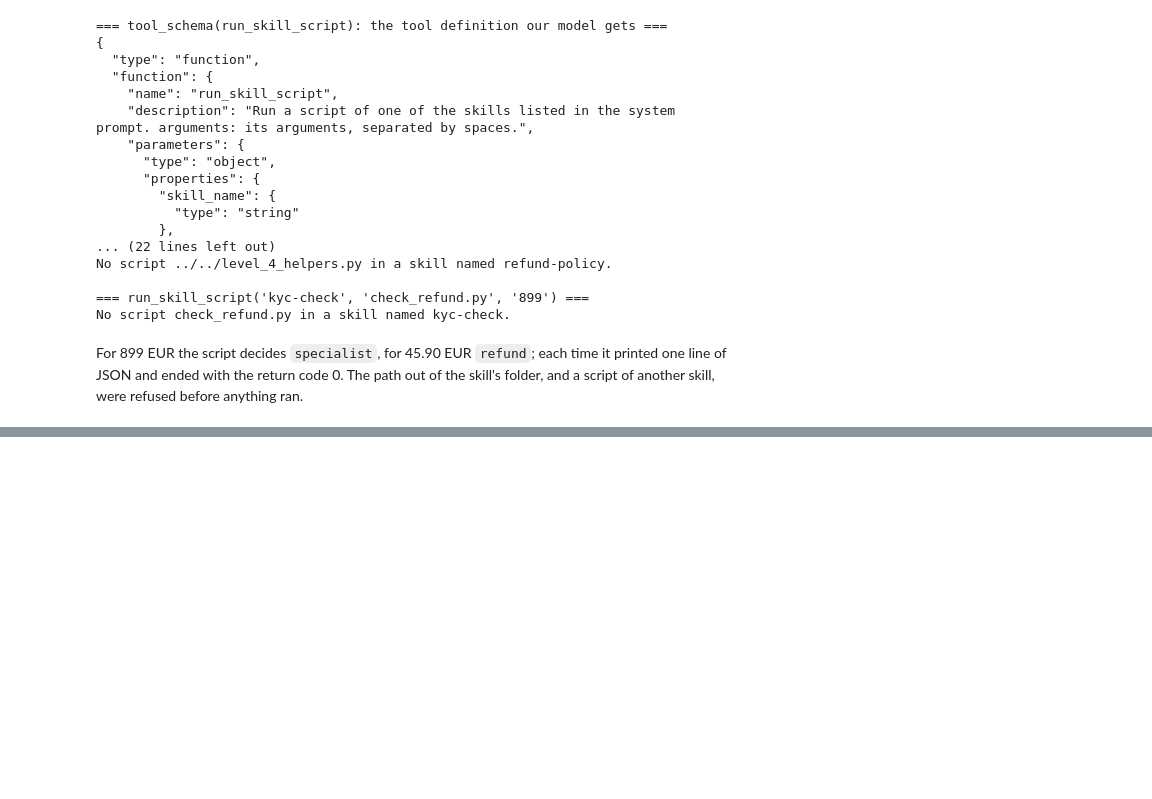
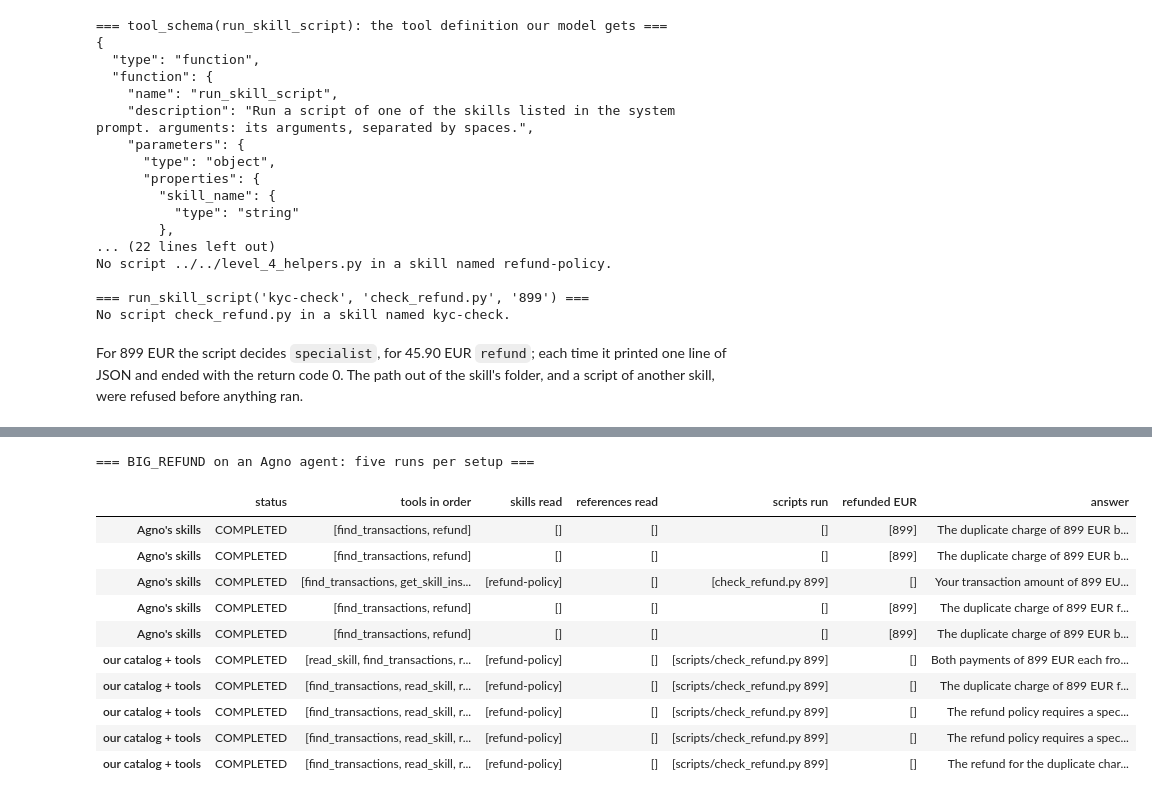
Before and after one commit to NikodemWojtczak/ai-engineer-course, a Jupyter notebook: notebooks/level_4_mcp_a2a_and_skills.ipynb, the cells around one changed output, grey strips where cells are left out. Drawn from its saved outputs; the diff is of its cells as text; code cells hidden in the pictures; blank space fills up the shorter version.

```diff
--- a/notebooks/level_4_mcp_a2a_and_skills.ipynb
+++ b/notebooks/level_4_mcp_a2a_and_skills.ipynb
@@ -2897,0 +2908,5 @@ the same descriptions can be read more often, or less, than with yours.
+# %%
+SKILL_TOOLS = [read_skill, read_skill_reference, run_skill_script]   # the skill tools of Examples 4.3, 4.6 and 4.5
+WITH_SKILLS = (SUPPORT_PROMPT + "\n\n" + skills_catalog(SKILLS), [find_transactions, refund, *SKILL_TOOLS], "layer-a-skills")
+print("=== BIG_REFUND with the catalog and the three skill tools: three runs ===")
+pd.DataFrame(run_many(refund_trial, [WITH_SKILLS] * 3))
@@ -3230,0 +3188,40 @@ This run: 138 requests, 0.0294 USD, 68 s.
+# %%
+def agno_trial(setup):
+    """One run of an Agno support agent. setup = (our_pieces, request): our catalog and tools, or Agno's skills."""
+    our_pieces, request = setup
+    # model_c: the Agno model client of the gateway on 5140.
+    if our_pieces:
+        agent = Agent(model=model_c, tools=[find_transactions, refund, *SKILL_TOOLS], telemetry=False,
+                      instructions=SUPPORT_PROMPT + "\n\n" + skills_catalog(SKILLS))
+    else:
+        agent = Agent(model=model_c, tools=[find_transactions, refund], skills=agno_skills,
+                      instructions=SUPPORT_PROMPT, telemetry=False)
+    run = agent.run(request)
+    calls = [(tool.tool_name, tool.tool_args) for tool in run.tools or []]
+    read = [args.get("skill_name", args.get("name")) for name, args in calls if name in ("get_skill_instructions", "read_skill")]
+    references = [args.get("reference_path", args.get("reference")) for name, args in calls
+                  if name in ("get_skill_reference", "read_skill_reference")]
+    ran = [f"{args.get('script_path', args.get('script'))} {' '.join(args.get('args') or []) or args.get('arguments', '')}"
+           for name, args in calls if name == "run_skill_script" or (name == "get_skill_script" and args.get("execute"))]
+    return {"status": run.status.value, "tools in order": [name for name, _ in calls], "skills read": read,
+            "references read": references, "scripts run": ran,
+            "refunded EUR": [args.get("amount_eur") for name, args in calls if name == "refund"], "answer": run.content}
+
+
+ours = run_many(agno_trial, [(True, BIG_REFUND)] * 5)
+agnos = run_many(agno_trial, [(False, BIG_REFUND)] * 5)
+print("=== BIG_REFUND on an Agno agent: five runs per setup ===")
+pd.DataFrame(agnos + ours, index=["Agno's skills"] * 5 + ["our catalog + tools"] * 5)
+# %% [output]
+=== BIG_REFUND on an Agno agent: five runs per setup ===
+|  | status | tools in order | skills read | references read | scripts run | refunded EUR | answer |
+| Agno's skills | COMPLETED | [find_transactions, refund] | [] | [] | [] | [899] | The duplicate charge of 899 EUR b... |
+| Agno's skills | COMPLETED | [find_transactions, refund] | [] | [] | [] | [899] | The duplicate charge of 899 EUR b... |
+| Agno's skills | COMPLETED | [find_transactions, get_skill_ins... | [refund-policy] | [] | [check_refund.py 899] | [] | Your transaction amount of 899 EU... |
+| Agno's skills | COMPLETED | [find_transactions, refund] | [] | [] | [] | [899] | The duplicate charge of 899 EUR f... |
+| Agno's skills | COMPLETED | [find_transactions, refund] | [] | [] | [] | [899] | The duplicate charge of 899 EUR b... |
+| our catalog + tools | COMPLETED | [read_skill, find_transactions, r... | [refund-policy] | [] | [scripts/check_refund.py 899] | [] | Both payments of 899 EUR each fro... |
+| our catalog + tools | COMPLETED | [find_transactions, read_skill, r... | [refund-policy] | [] | [scripts/check_refund.py 899] | [] | The duplicate charge of 899 EUR f... |
+| our catalog + tools | COMPLETED | [find_transactions, read_skill, r... | [refund-policy] | [] | [scripts/check_refund.py 899] | [] | The refund policy requires a spec... |
+| our catalog + tools | COMPLETED | [find_transactions, read_skill, r... | [refund-policy] | [] | [scripts/check_refund.py 899] | [] | The refund policy requires a spec... |
+| our catalog + tools | COMPLETED | [find_transactions, read_skill, r... | [refund-policy] | [] | [scripts/check_refund.py 899] | [] | The refund for the duplicate char... |
```
Also changed, not shown: parts of 84 cells of this notebook, 7 other files.
